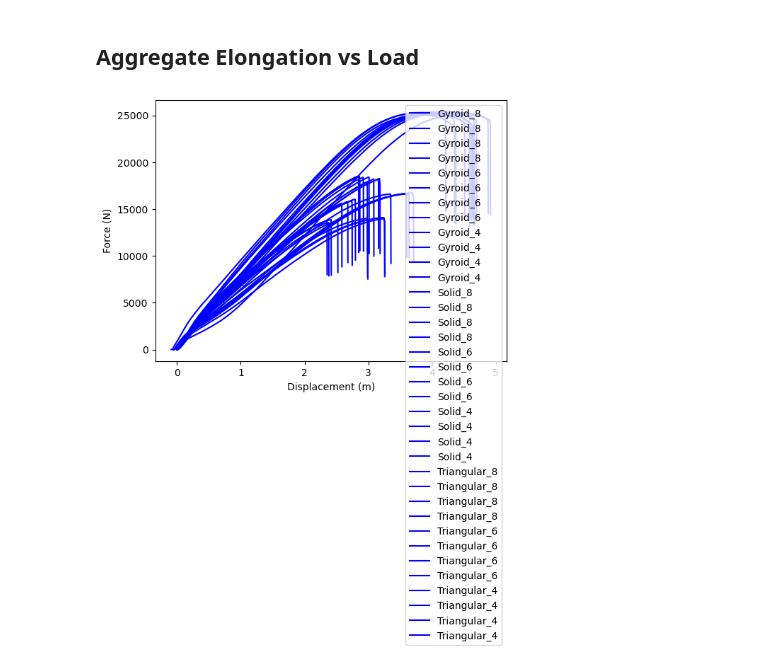
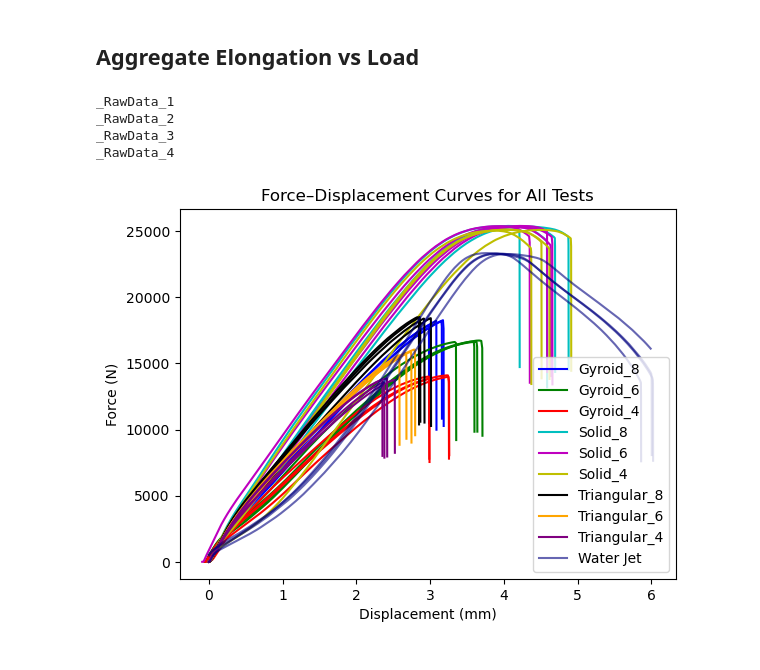
Before and after one commit to Ericyang978/ME103_Data_Processing, a Jupyter notebook: Graphing.ipynb, the cells around one changed output. Saved outputs shown, nothing was run; the diff lists cells and outputs as text; code cells hidden in the pictures.

Commit message:
graphed

```diff
--- a/Graphing.ipynb
+++ b/Graphing.ipynb
@@ -651,18 +651,50 @@ RawData_4
 # %% [markdown]
 ## Aggregate Elongation vs Load
 # %%
-colors = ['b', 'g', 'r', 'c', 'm', 'y', 'k', 'orange', 'purple']
+colors = ['b', 'g', 'r', 'c', 'm', 'y', 'k', 'orange', 'purple', 'brown', 'pink', 'gray', 'olive', 'cyan', 'navy']
 
 for i in range(len(all_combinations)):
     length, cross_section_area, mean = combo_to_measurement[all_combinations[i]]
     csv_files = glob.glob(os.path.join("./3DPrint/"+all_combinations[i]+"/", "*.csv"))
+
+    first = True
     for csv_file in csv_files:
         E, stress, strain, disp, force = compute_youngs_modulus(csv_file, length, cross_section_area)
-        plt.plot(disp, force, label=all_combinations[i], color=colors[i])
 
-plt.xlabel("Displacement (m)")
+        if first:
+            plt.plot(disp, force, color=colors[i], label=all_combinations[i])
+            first = False
+        else:
+            plt.plot(disp, force, color=colors[i])  # no label on repeats
+
+csv_files_ref = glob.glob(os.path.join("./Reference Tests/Reference_T1/", "*.csv"))
+
+disps = np.zeros((len(csv_files_ref), 1200))
+forces = np.zeros((len(csv_files_ref), 1200))
+
+for i in range(len(csv_files)):
+    print(csv_files[i][31:-4])
+    E, stress, strain, disp, force = compute_youngs_modulus(csv_files_ref[i], 1.25*25.4, (0.125*0.0254)*(0.25*0.0254))
+    disps[i][:len(disp)] = disp
+    forces[i][:len(force)] = force
+
+valid = disps[i] > 0
+plt.plot(disps[0][valid], forces[0][valid], alpha=0.6, color=colors[-1], label="Water Jet")
+
+for i in range(1, stresses.shape[0]):
+    # Mask out padded zeros if needed
+    valid = disps[i] > 0
+    plt.plot(disps[i][valid], forces[i][valid], alpha=0.6, color=colors[-1])
+
+
+plt.xlabel("Displacement (mm)")
 plt.ylabel("Force (N)")
+plt.title("Force–Displacement Curves for All Tests")
 plt.legend()
 plt.show()
 # %% [output]
+_RawData_1
+_RawData_2
+_RawData_3
+_RawData_4
-[figure, old version]
+[figure, new version]
```
